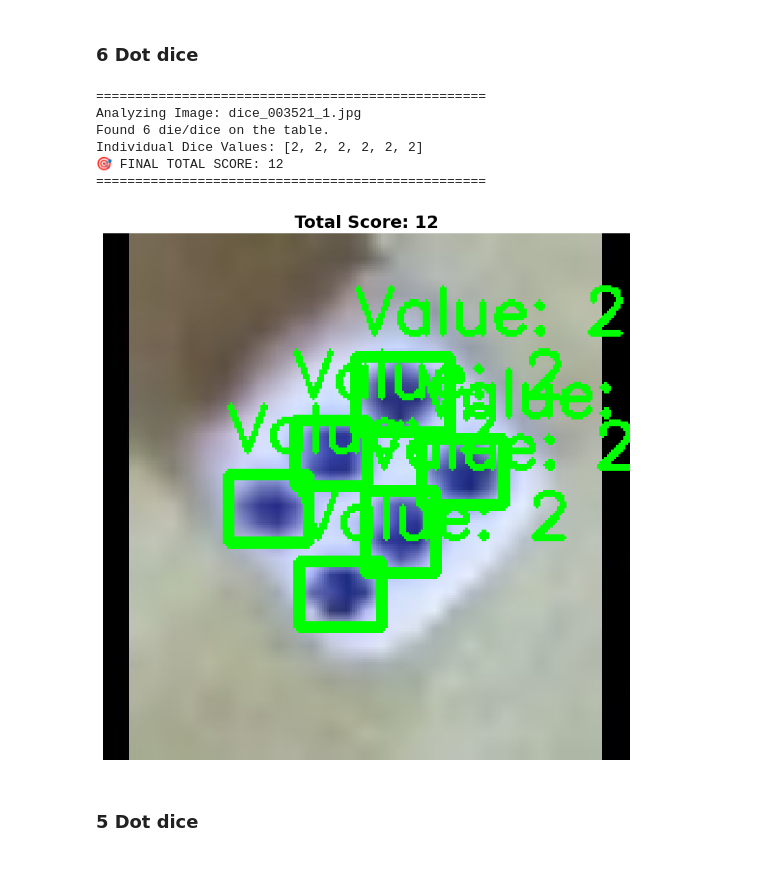
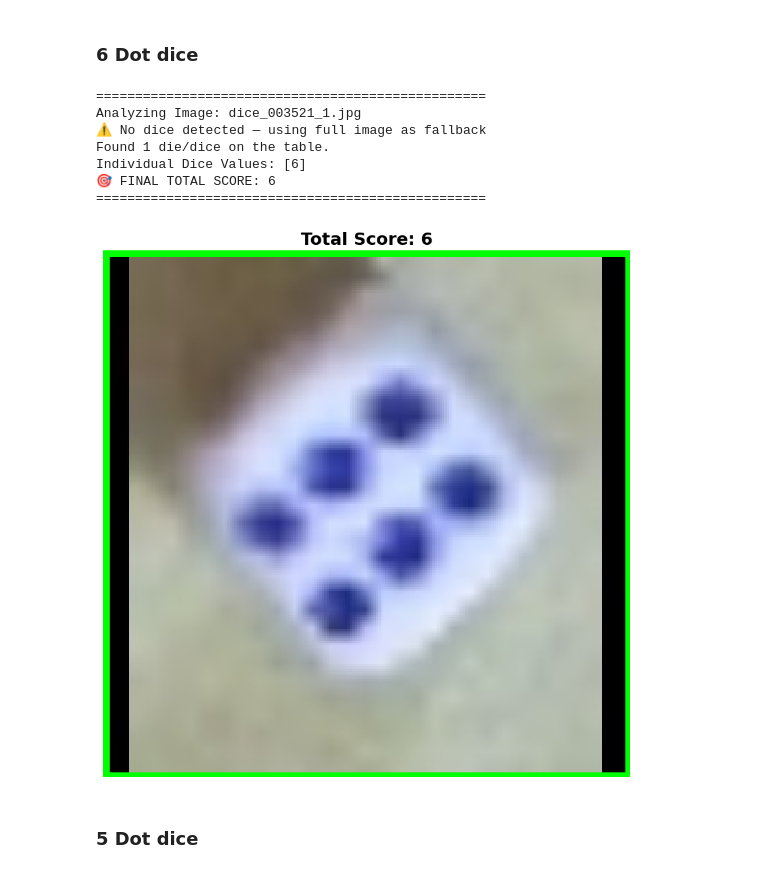
Before and after one commit to Kuumaku/CPE382_FinalProj_Intregation, a Jupyter notebook: 04_integration_pipeline.ipynb, the cells around one changed output. Drawn from its saved outputs; the diff is of its cells as text; code cells hidden in the pictures.

```diff
--- a/04_integration_pipeline.ipynb
+++ b/04_integration_pipeline.ipynb
@@ -507,7 +509,7 @@ def preprocess_image(img_bgr):
     edges   = cv2.Canny(blurred, threshold1=30, threshold2=100)
     return gray, blurred, edges
 
-def detect_dice(img_bgr, edges, min_area=800, max_area=None, aspect_ratio_thresh=0.6):
+def detect_dice(img_bgr, edges, min_area=1500, max_area=None, aspect_ratio_thresh=0.6):
     h, w = img_bgr.shape[:2]
     if max_area is None:
         max_area = (h * w) * 0.5
@@ -545,7 +547,7 @@ def crop_dice(img_bgr, dice_boxes, padding=5):
 # ==========================================
 # 3. MAIN PREDICTION PIPELINE (One Image)
 # ==========================================
-def calculate_dice_score(image_path, cnn_model):
+def calculate_dice_score_1(image_path, cnn_model):
     print(f"\n{'='*50}")
     print(f"Analyzing Image: {os.path.basename(image_path)}")
 
@@ -569,8 +571,11 @@ def calculate_dice_score(image_path, cnn_model):
         # Format for model exactly like training
         crop_rgb = cv2.cvtColor(crop, cv2.COLOR_BGR2RGB)
         crop_resized = cv2.resize(crop_rgb, (224, 224))
-        crop_normalized = crop_resized.astype(np.float32) / 255.0
-        crop_input = np.expand_dims(crop_normalized, axis=0)
+        crop_float = crop_resized.astype(np.float32)
+
+        # Use the official EfficientNet preprocessor instead of dividing by 255
+        crop_input = np.expand_dims(crop_float, axis=0)
+        crop_input = preprocess_input(crop_input)
 
         # Predict
         pred = cnn_model.predict(crop_input, verbose=0)
@@ -606,7 +611,7 @@ def calculate_dice_score(image_path, cnn_model):
 # ==========================================
 # 4. EXECUTE
 # ==========================================
-final_score = calculate_dice_score(TEST_IMAGE_PATH_2, model)
+final_score = calculate_dice_score_1(TEST_IMAGE_PATH_2, model)
 # %% [output]
 ==================================================
 Analyzing Image: dice_002787_1.jpg
@@ -648,7 +653,7 @@ def preprocess_image(img_bgr):
     edges   = cv2.Canny(blurred, threshold1=30, threshold2=100)
     return gray, blurred, edges
 
-def detect_dice(img_bgr, edges, min_area=300, max_area=None, aspect_ratio_thresh=0.6):
+def detect_dice(img_bgr, edges, min_area=1500, max_area=None, aspect_ratio_thresh=0.6):
     h, w = img_bgr.shape[:2]
     if max_area is None:
         max_area = (h * w) * 0.5
@@ -1077,7 +1143,7 @@ def preprocess_image(img_bgr):
     edges   = cv2.Canny(blurred, threshold1=30, threshold2=100)
     return gray, blurred, edges
 
-def detect_dice(img_bgr, edges, min_area=450, max_area=None, aspect_ratio_thresh=0.6):
+def detect_dice(img_bgr, edges, min_area=1500, max_area=None, aspect_ratio_thresh=0.6):
     h, w = img_bgr.shape[:2]
     if max_area is None:
         max_area = (h * w) * 0.5
@@ -1121,26 +1187,36 @@ def calculate_dice_score_5(image_path, cnn_model):
 
     # --- 1. Load & Detect ---
     img_bgr, img_rgb = load_image(image_path)
-    gray, blurred, edges = preprocess_image(img_bgr)
-    dice_boxes = detect_dice(img_bgr, edges)
-    cropped_dice = crop_dice(img_bgr, dice_boxes)
+
+    # Using your notebook's detection preprocessing
+    gray, blurred, thresh, closed = preprocess_for_detection(img_bgr)
+    dice_boxes = detect_dice(img_bgr, closed)
+
+    # Handle the fallback logic from your notebook
+    if len(dice_boxes) == 0:
+        print("⚠️ No dice detected — using full image as fallback")
+        cropped_dice = [img_bgr]
+        # Create a dummy box covering the whole image for the visualizer
+        h, w = img_bgr.shape[:2]
+        dice_boxes = [(0, 0, w, h)]
+    else:
+        cropped_dice = crop_dice(img_bgr, dice_boxes, padding=10)
 
     print(f"Found {len(dice_boxes)} die/dice on the table.")
-
-    if len(dice_boxes) == 0:
-        print("⚠️ No dice detected.")
-        return 0
 
     total_score = 0
     predictions = []
 
     # --- 2. Predict Face Value for Each Crop ---
     for i, crop in enumerate(cropped_dice):
-        # Format for model exactly like training
+        # Convert to RGB
         crop_rgb = cv2.cvtColor(crop, cv2.COLOR_BGR2RGB)
-        crop_resized = cv2.resize(crop_rgb, (224, 224))
-        crop_normalized = crop_resized.astype(np.float32) / 255.0
-        crop_input = np.expand_dims(crop_normalized, axis=0)
+
+        # Apply your exact notebook preprocessing (Otsu crop, resize, blur, preprocess_input)
+        crop_processed = preprocess_for_cnn(crop_rgb)
+
+        # Add batch dimension
+        crop_input = np.expand_dims(crop_processed, axis=0)
 
         # Predict
         pred = cnn_model.predict(crop_input, verbose=0)
@@ -1153,38 +1229,39 @@ def calculate_dice_score_5(image_path, cnn_model):
         total_score += face_value_int
         predictions.append(face_value_int)
 
-        # Draw the prediction directly on the main image!
+        # Draw the prediction directly on the main image
         x, y, w, h = dice_boxes[i]
         cv2.rectangle(img_rgb, (x, y), (x + w, y + h), (0, 255, 0), 3)
         cv2.putText(img_rgb, f"Value: {face_value_int}", (x, y - 10),
                     cv2.FONT_HERSHEY_SIMPLEX, 0.9, (0, 255, 0), 2)
 
     # --- 3. Final Output & Visualization ---
     print(f"Individual Dice Values: {predictions}")
     print(f"🎯 FINAL TOTAL SCORE: {total_score}")
     print(f"{'='*50}\n")
 
     # Show the final image with boxes and scores drawn on it
     plt.figure(figsize=(10, 10))
     plt.imshow(img_rgb)
     plt.title(f"Total Score: {total_score}", fontsize=18, fontweight='bold')
     plt.axis("off")
     plt.show()
 
     return total_score
 
 # ==========================================
 # 4. EXECUTE
 # ==========================================
 final_score = calculate_dice_score_5(TEST_IMAGE_PATH_6, model)
 # %% [output]
 ==================================================
 Analyzing Image: dice_003521_1.jpg
-Found 6 die/dice on the table.
-Individual Dice Values: [2, 2, 2, 2, 2, 2]
-🎯 FINAL TOTAL SCORE: 12
+⚠️ No dice detected — using full image as fallback
+Found 1 die/dice on the table.
+Individual Dice Values: [6]
+🎯 FINAL TOTAL SCORE: 6
 ==================================================
-[figure, old version]
+[figure, new version]
 # %% [markdown]
 ### 5 Dot dice ###
 # %%
```
Also changed, not shown: parts of 7 cells of this notebook.
